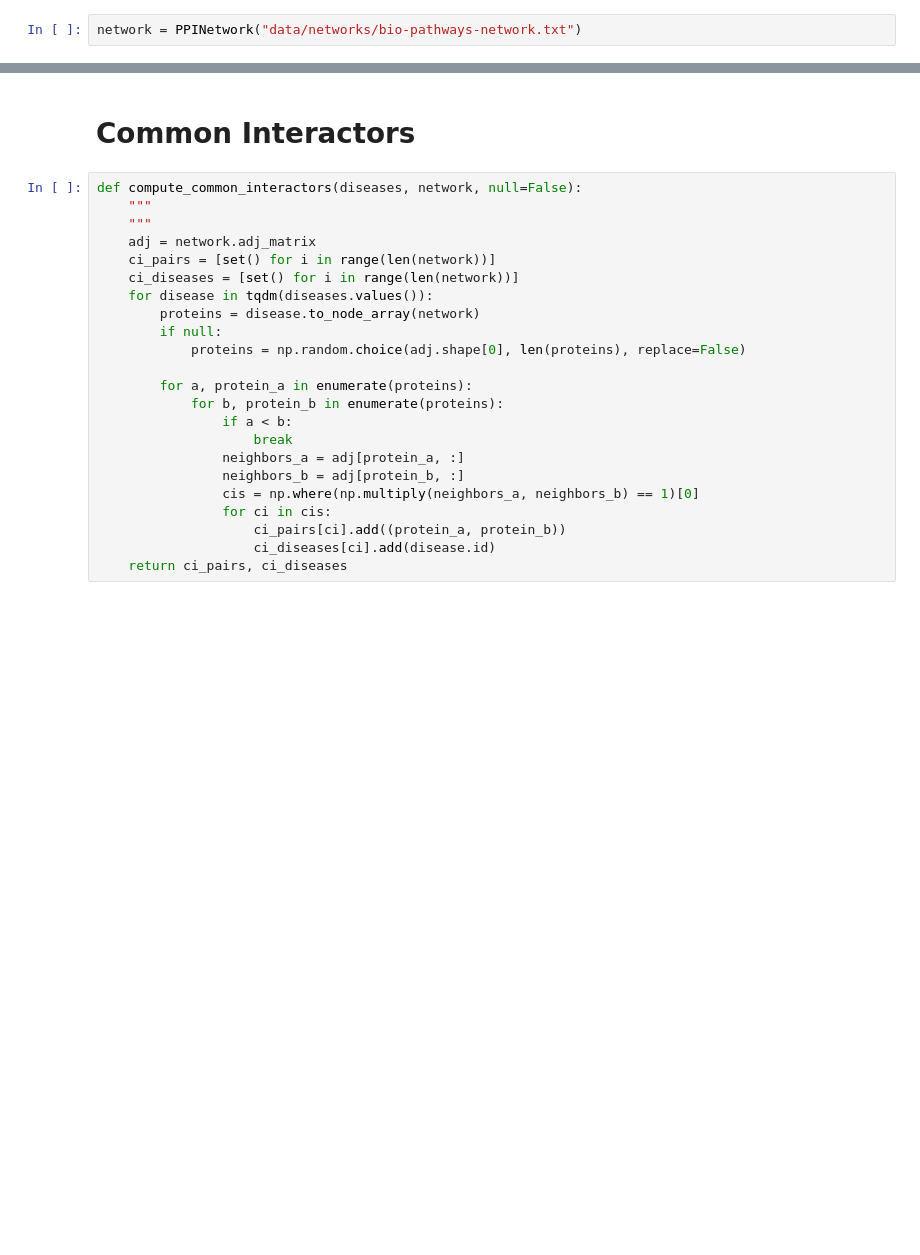
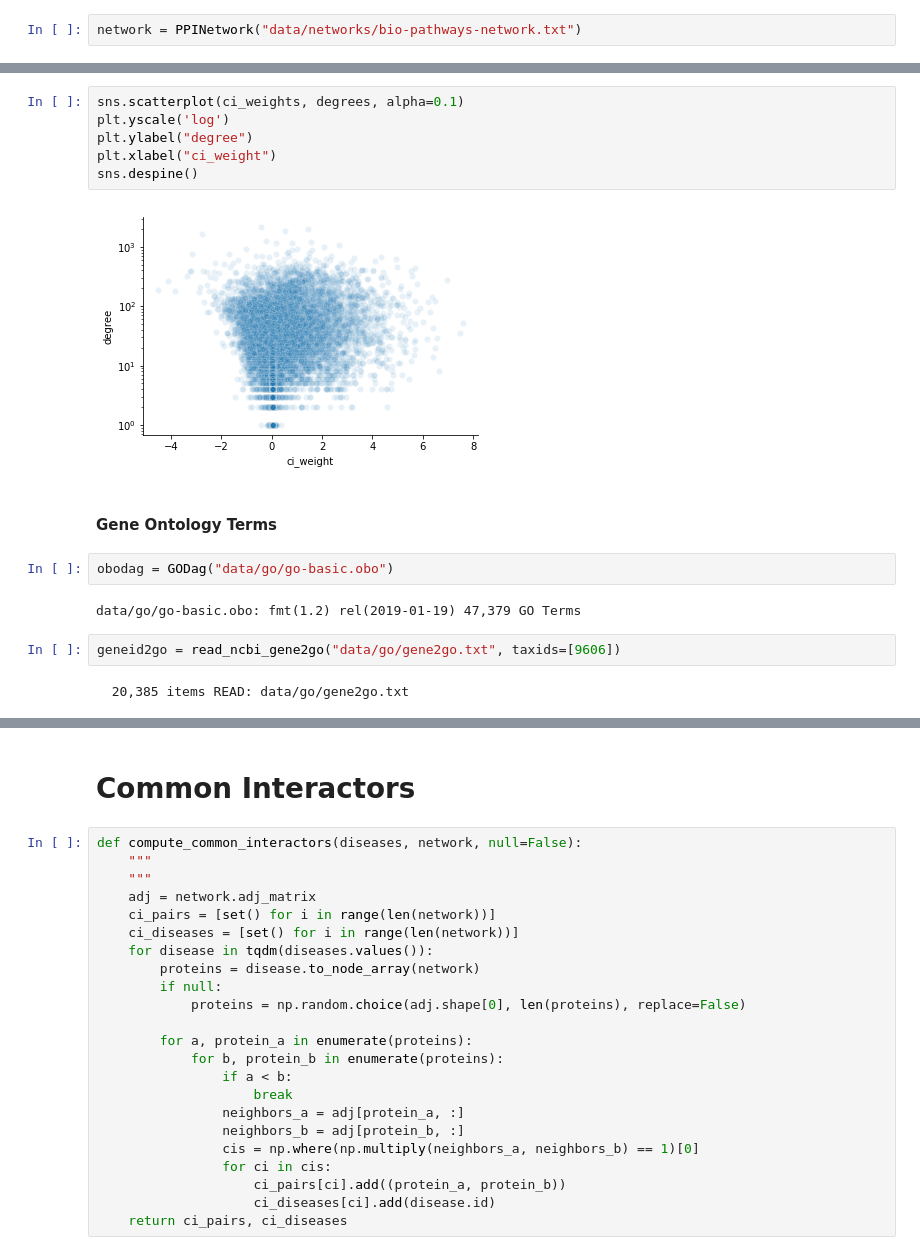
Before and after one commit to seyuboglu/milieu, a Jupyter notebook: notebooks/lci_analysis.ipynb, the cells around one changed output, grey strips where cells are left out. Drawn from its saved outputs; the diff is of its cells as text; blank space fills up the shorter version.

Commit message:
added: lci_analysis, term pvalues and medians

```diff
--- a/notebooks/lci_analysis.ipynb
+++ b/notebooks/lci_analysis.ipynb
@@ -32,0 +73,18 @@ network = PPINetwork("data/networks/bio-pathways-network.txt")
+# %%
+sns.scatterplot(ci_weights, degrees, alpha=0.1)
+plt.yscale('log')
+plt.ylabel("degree")
+plt.xlabel("ci_weight")
+sns.despine()
+# %% [output]
+[figure, added]
+# %% [markdown]
+#### Gene Ontology Terms
+# %%
+obodag = GODag("data/go/go-basic.obo")
+# %% [output]
+data/go/go-basic.obo: fmt(1.2) rel(2019-01-19) 47,379 GO Terms
+# %%
+geneid2go = read_ncbi_gene2go("data/go/gene2go.txt", taxids=[9606])
+# %% [output]
+  20,385 items READ: data/go/gene2go.txt
```
Also changed, not shown: parts of 19 cells of this notebook, 6 other files.
